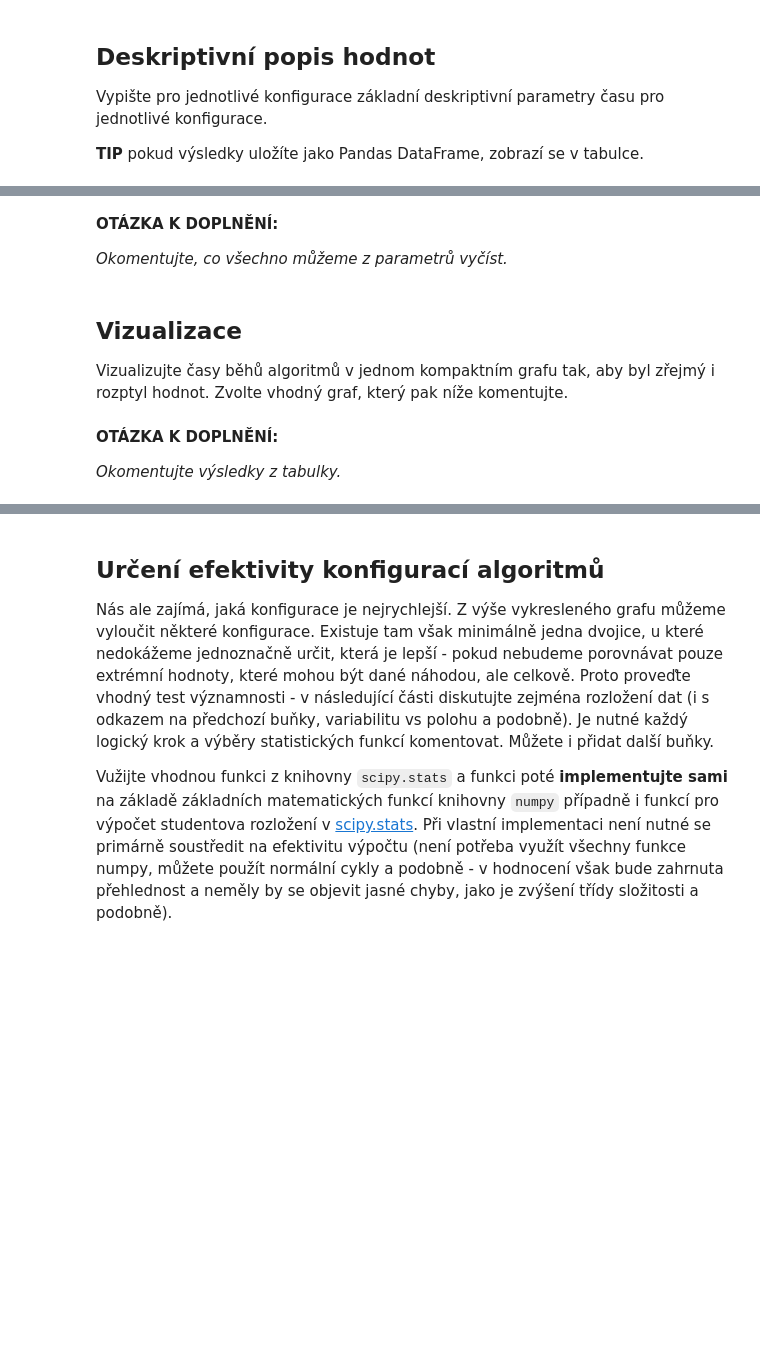
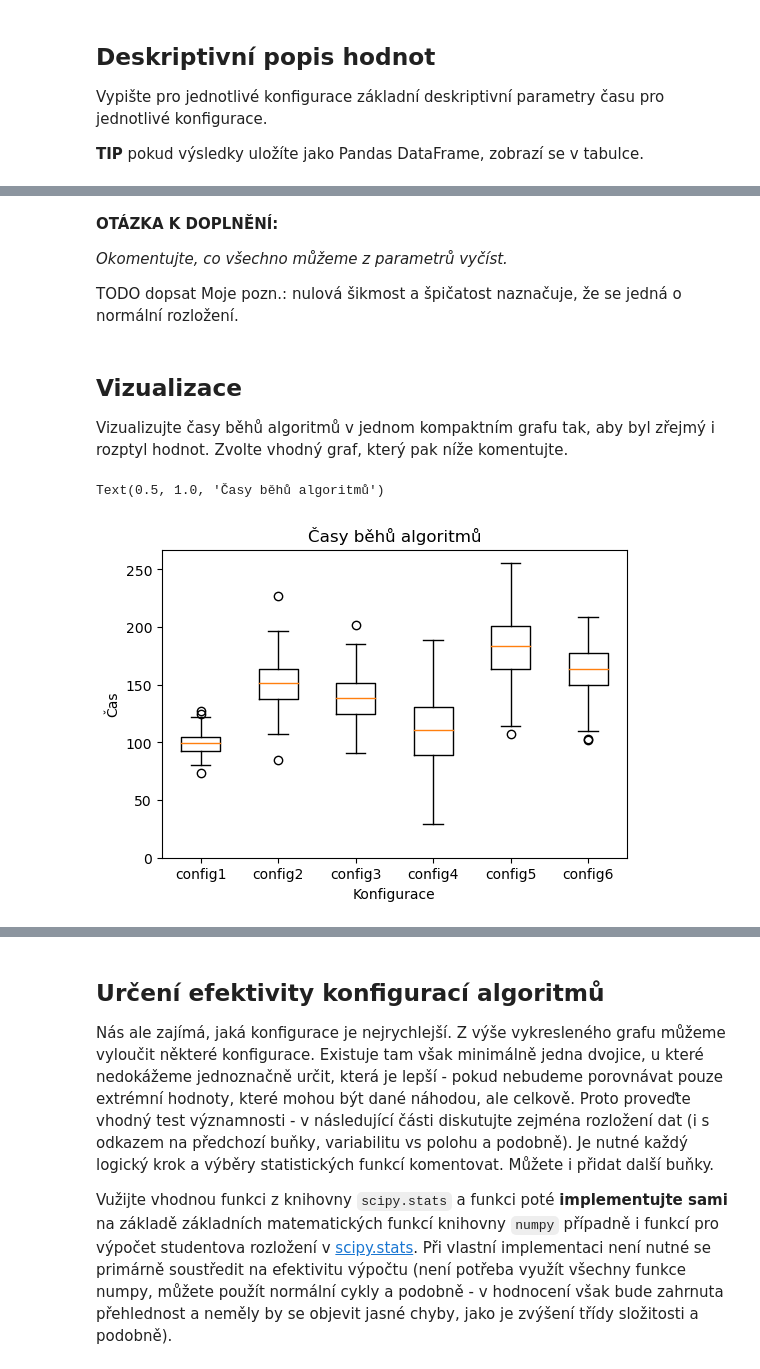
Before and after one commit to davidchocholaty/MSP-first-project, a Jupyter notebook: proj1/proj1.ipynb, the cells around one changed output, grey strips where cells are left out. Cells and saved outputs as stored; diff of their text form; code cells hidden in the pictures; blank space fills up the shorter version.

```diff
--- a/proj1/proj1.ipynb
+++ b/proj1/proj1.ipynb
@@ -87,6 +211,9 @@ __TIP__ pokud výsledky uložíte jako Pandas DataFrame, zobrazí se v tabulce.
 __OTÁZKA K DOPLNĚNÍ:__
 
 _Okomentujte, co všechno můžeme z parametrů vyčíst._
+
+TODO dopsat
+Moje pozn.: nulová šikmost a špičatost naznačuje, že se jedná o normální rozložení.
 # %% [markdown]
 ## Vizualizace
 Vizualizujte časy běhů algoritmů v jednom kompaktním grafu tak, aby byl zřejmý i rozptyl hodnot. Zvolte vhodný graf, který pak níže komentujte.
@@ -95,4 +220,11 @@ Vizualizujte časy běhů algoritmů v jednom kompaktním grafu tak, aby byl zř
-# %% [markdown]
-__OTÁZKA K DOPLNĚNÍ:__
-
-_Okomentujte  výsledky z tabulky._
+# %%
+# TODO graf
+
+fig, ax = plt.subplots(figsize=(6, 4))
+
+ax.boxplot(df.groupby("conf")["time"].apply(list), labels=df.conf.unique())
+ax.set(xlabel="Konfigurace", ylabel="Čas", ylim=(0, None))
+ax.set_title("Časy běhů algoritmů")
+# %% [output]
+Text(0.5, 1.0, 'Časy běhů algoritmů')
+[figure, added]
```
Also changed, not shown: parts of 17 cells of this notebook.
